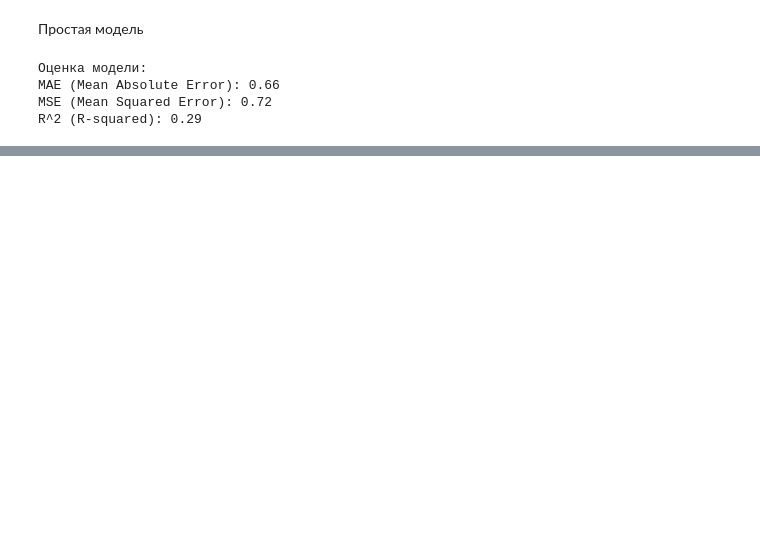
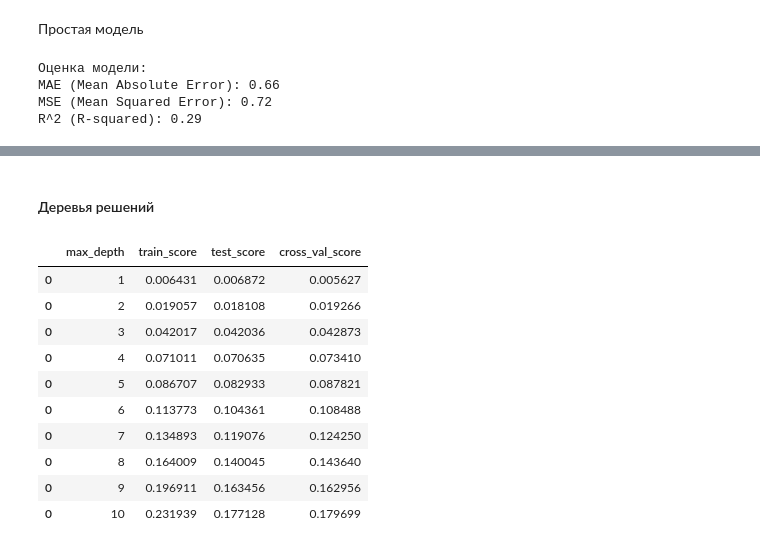
Before and after one commit to KrutyashBB/regression-task, a Jupyter notebook: Задача регрессии.ipynb, the cells around one changed output, grey strips where cells are left out. Cells and saved outputs as stored; diff of their text form; code cells hidden in the pictures; blank space fills up the shorter version.

```diff
--- a/Задача регрессии.ipynb
+++ b/Задача регрессии.ipynb
@@ -439,0 +514,35 @@ R^2 (R-squared): 0.29
+# %% [markdown]
+#### Деревья решений
+# %%
+max_depth_values = range(1, 100)
+
+scores_data = pd.DataFrame()
+
+for max_depth in max_depth_values:
+    reg = tree.DecisionTreeRegressor(max_depth=max_depth)
+    reg.fit(X_train, y_train)
+    train_score = reg.score(X_train, y_train)
+    test_score = reg.score(X_test, y_test)
+
+    mean_cross_val_score = cross_val_score(reg, X_train, y_train, cv=5).mean()
+
+    temp_score_data = pd.DataFrame({'max_depth': [max_depth],
+                                    'train_score': [train_score],
+                                    'test_score': [test_score],
+                                    'cross_val_score': [mean_cross_val_score]})
+
+    scores_data = pd.concat([scores_data, temp_score_data])
+
+scores_data.head(10)
+# %% [output]
+|  | max_depth | train_score | test_score | cross_val_score |
+| 0 | 1 | 0.006431 | 0.006872 | 0.005627 |
+| 0 | 2 | 0.019057 | 0.018108 | 0.019266 |
+| 0 | 3 | 0.042017 | 0.042036 | 0.042873 |
+| 0 | 4 | 0.071011 | 0.070635 | 0.073410 |
+| 0 | 5 | 0.086707 | 0.082933 | 0.087821 |
+| 0 | 6 | 0.113773 | 0.104361 | 0.108488 |
+| 0 | 7 | 0.134893 | 0.119076 | 0.124250 |
+| 0 | 8 | 0.164009 | 0.140045 | 0.143640 |
+| 0 | 9 | 0.196911 | 0.163456 | 0.162956 |
+| 0 | 10 | 0.231939 | 0.177128 | 0.179699 |
```
Also changed, not shown: parts of 26 cells of this notebook.
